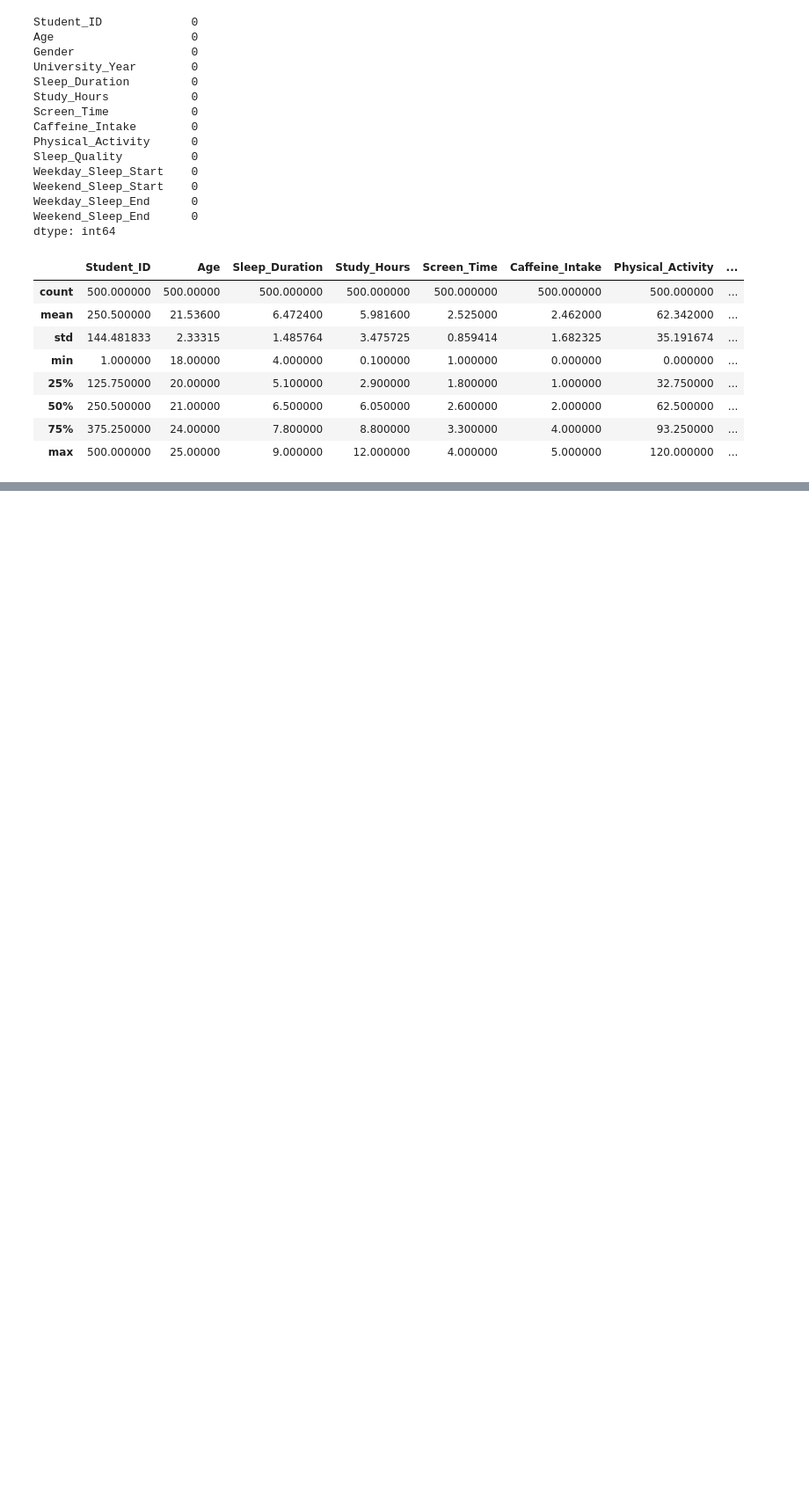
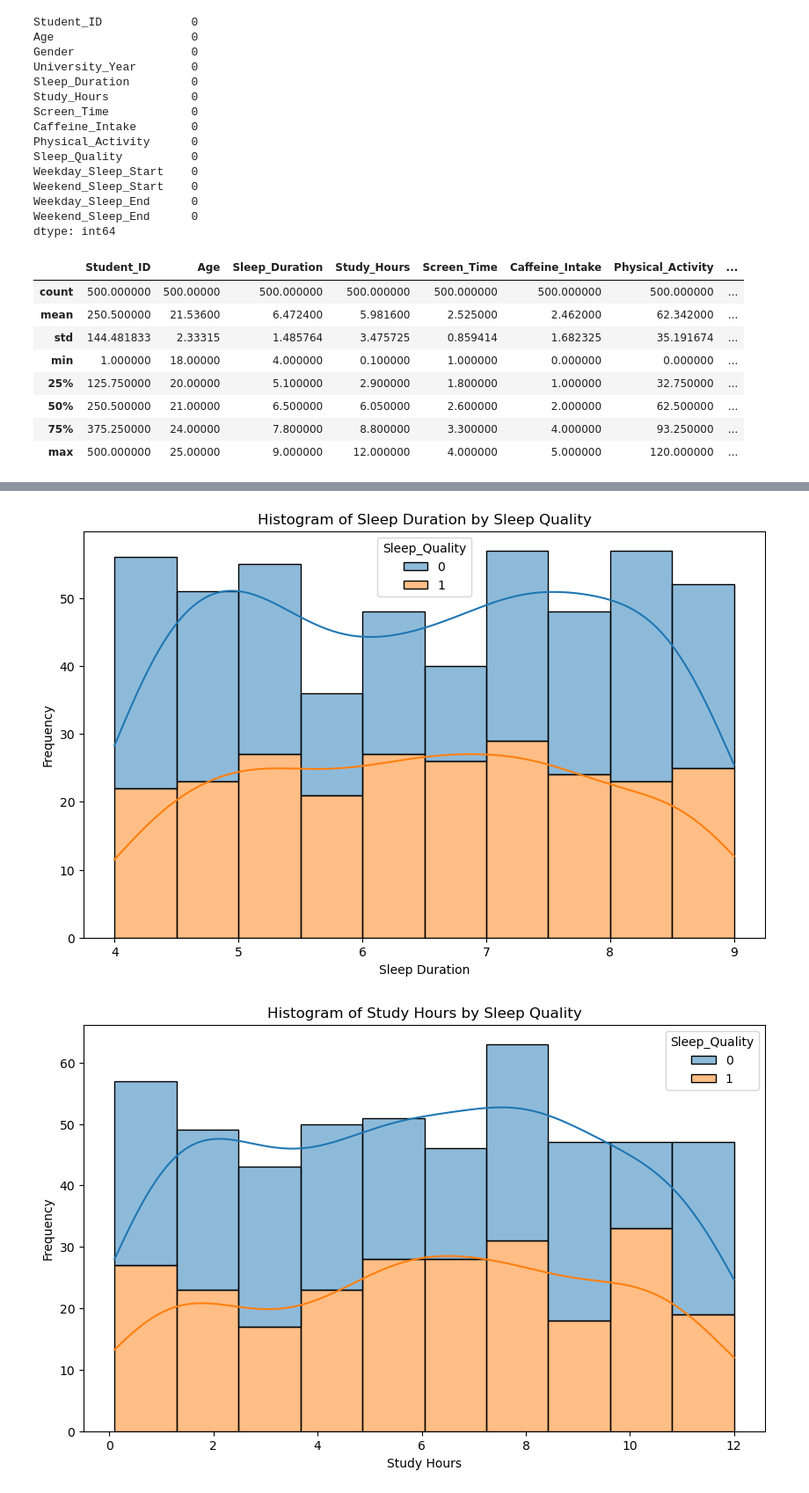
Before and after one commit to ShemaiahYaba/ML-classification-project, a Jupyter notebook: SLEEP QUALITY CLASSIFICATION.ipynb, the cells around one changed output, grey strips where cells are left out. Shown: that part at 88% size. Drawn from its saved outputs; the diff is of its cells as text; code cells hidden in the pictures; blank space fills up the shorter version.

```diff
--- a/SLEEP QUALITY CLASSIFICATION.ipynb
+++ b/SLEEP QUALITY CLASSIFICATION.ipynb
@@ -133,0 +209,27 @@ plt.show()
+# %%
+# Histogram for Sleep_Duration against Sleep_Quality
+plt.figure(figsize=(10, 6))
+sns.histplot(data=df, x='Sleep_Duration', hue='Sleep_Quality', multiple='stack', kde=True)
+plt.title('Histogram of Sleep Duration by Sleep Quality')
+plt.xlabel('Sleep Duration')
+plt.ylabel('Frequency')
+plt.show()
+
+# Histogram for Study_Hours against Sleep_Quality
+plt.figure(figsize=(10, 6))
+sns.histplot(data=df, x='Study_Hours', hue='Sleep_Quality', multiple='stack', kde=True)
+plt.title('Histogram of Study Hours by Sleep Quality')
+plt.xlabel('Study Hours')
+plt.ylabel('Frequency')
+plt.show()
+
+# Histogram for Screen_Time against Sleep_Quality
+plt.figure(figsize=(10, 6))
+sns.histplot(data=df, x='Screen_Time', hue='Sleep_Quality', multiple='stack', kde=True)
+plt.title('Histogram of Screen Time by Sleep Quality')
+plt.xlabel('Screen Time')
+plt.ylabel('Frequency')
+plt.show()
+# %% [output]
+[figure, added]
+[figure, added]
```
Also changed, not shown: parts of 11 cells of this notebook.
